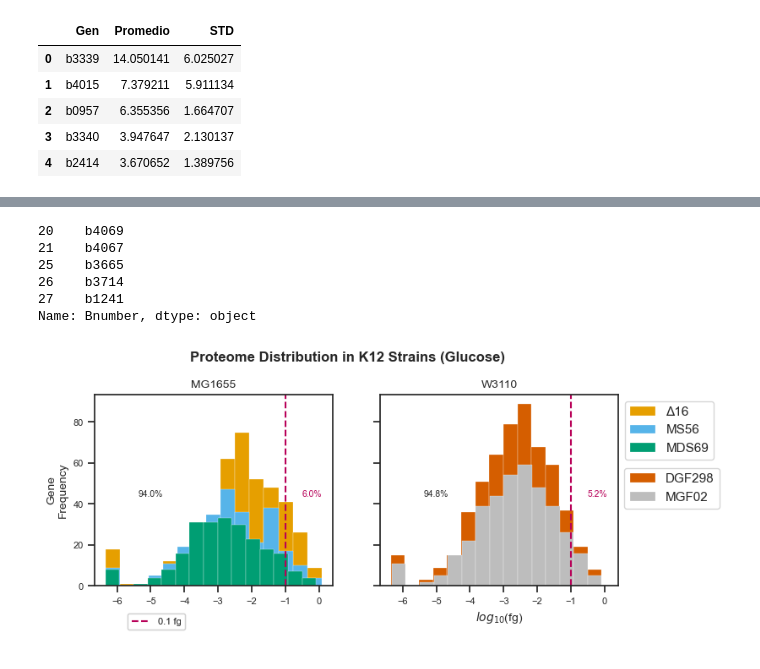
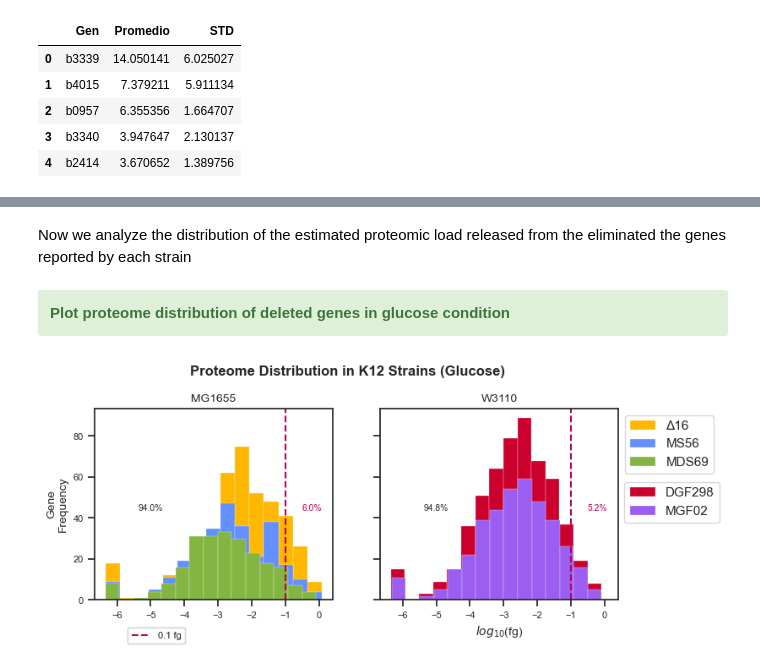
Before and after one commit to utrillalab/Cell_Resource_Minimization_Strategies, a Jupyter notebook: src/Genome_vs_proteome.ipynb, the cells around one changed output, grey strips where cells are left out. Cells and saved outputs as stored; diff of their text form; code cells hidden in the pictures.

Commit message:
Comments and changes in colors

```diff
--- a/src/Genome_vs_proteome.ipynb
+++ b/src/Genome_vs_proteome.ipynb
@@ -21,0 +10,6 @@ def display_side_by_side(*args, titles=cycle([''])):
+# %%
+# Colors for the plots
+
+colors = {'Δ16':"#FFB700", 'MS56':"#648FFF", 'MDS69':"#82B541",
+                      'DGF298':"#CC002D", 'MGF02':"#9B5EF0"}
+colors2  = ["#FDA96D", "#FE6100"]
@@ -288 +355,3 @@ distribucion_prot.head()
+# %% [markdown]
+Now we analyze the distribution of the estimated proteomic load released from the eliminated the genes reported by each strain
 # %%
@@ -291,17 +362,12 @@ for strain, info in matched_genes_cepas_W3110.items():
     genes_total[strain] = info.Bnumber
 for strain, info in matched_genes_cepas_MG1655.items():
     genes_total[strain] = info.Bnumber
-# %%
-genes_total['DGF298'].head()
-# %% [output]
-20    b4069
-21    b4067
-25    b3665
-26    b3714
-27    b1241
-Name: Bnumber, dtype: object
+# %% [markdown]
+<div class="alert alert-block alert-success">
+<b>Plot proteome distribution of deleted genes in glucose condition </b>
+</div>
 # %%
-plot_strain_distribution(genes_total, distribucion_prot_glc, representative_strains,
-                                 'K12', 'Glucosa', save=False, identifier='Multi_panel_dist_cepas_2' )
+plot_strain_distribution(genes_total, distribucion_prot_glc, representative_strains, 'K12',
+                         'Glucosa', save=True, identifier='Multi_panel_dist_cepas_2', colors_per_strain = colors )
 # %% [output]
-[figure, old version]
+[figure, new version]
```
Also changed, not shown: parts of 53 cells of this notebook, 3 other files.
